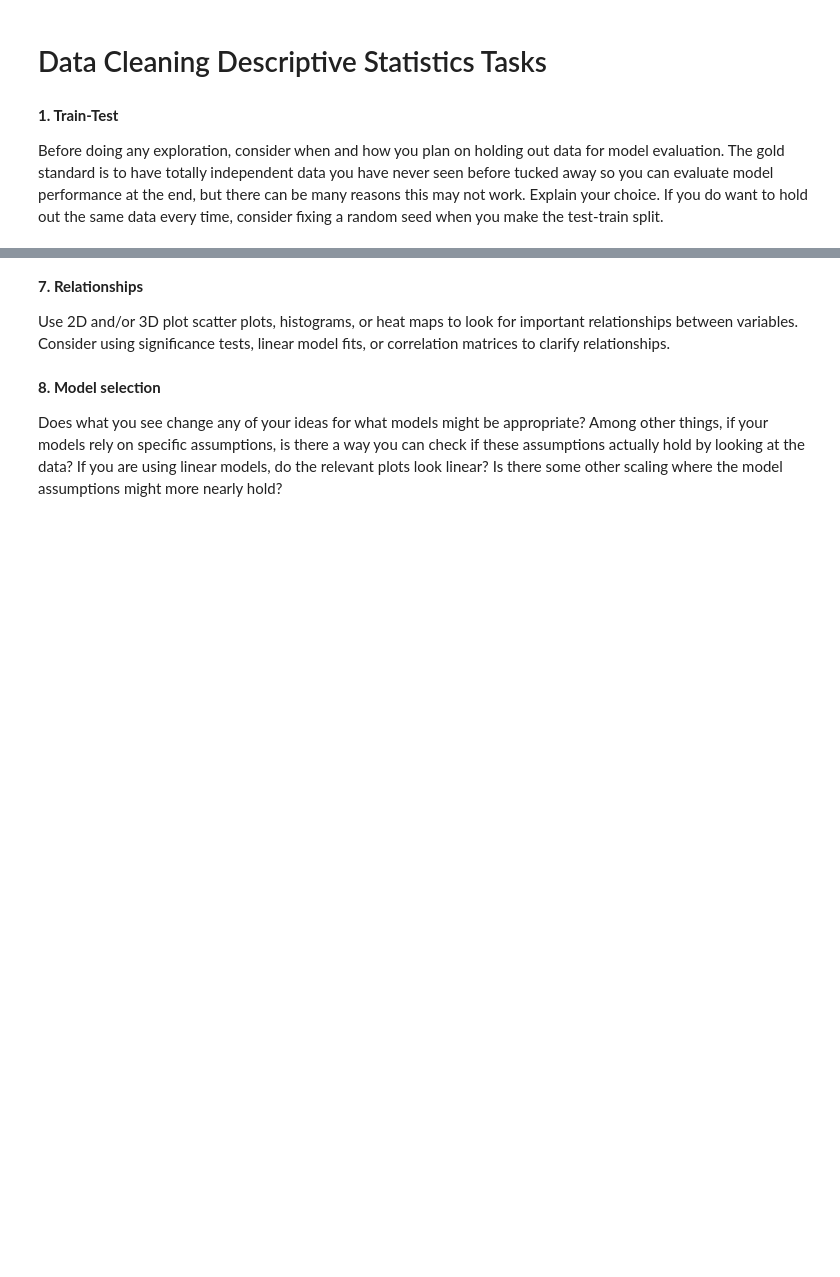
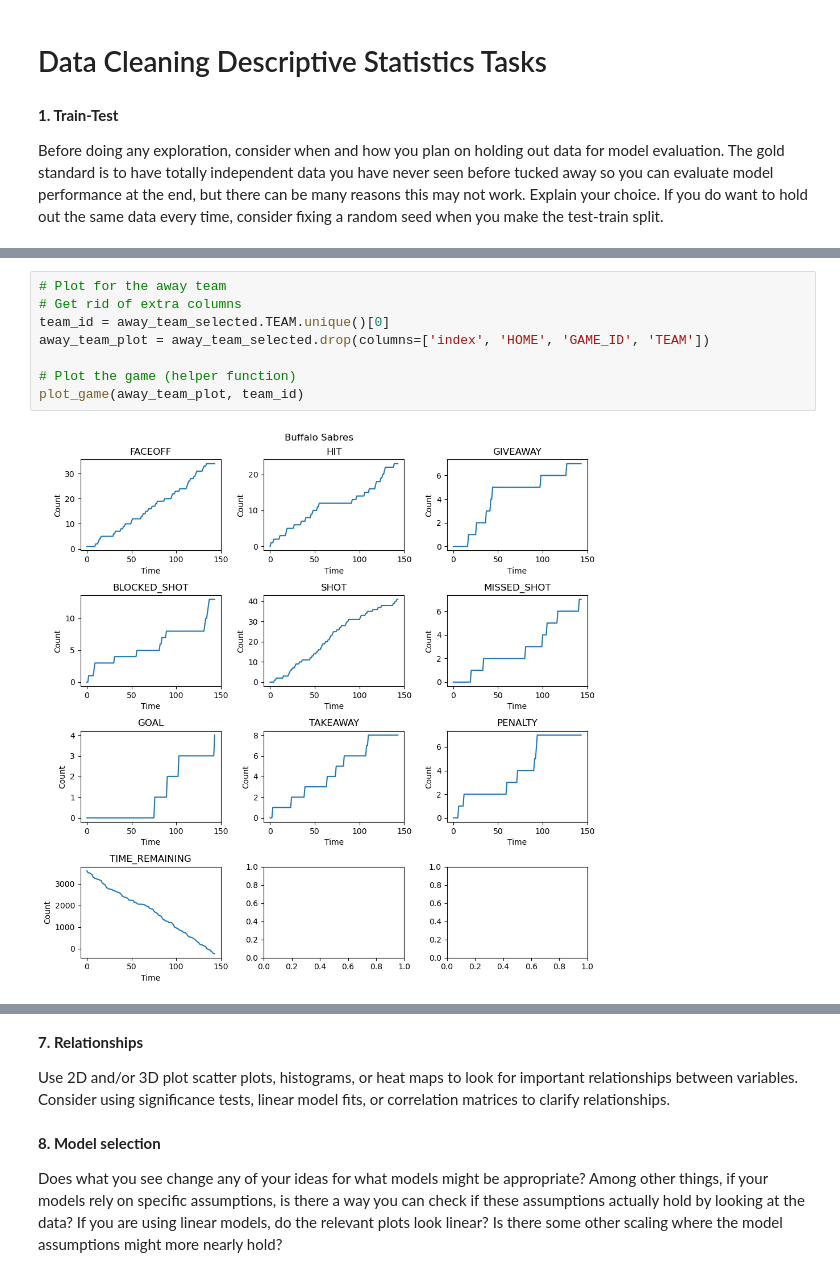
Before and after one commit to jeffxhansen/NHL_Win_Predictor, a Jupyter notebook: data_analysis.ipynb, the cells around one changed output, grey strips where cells are left out. Cells and saved outputs as stored; diff of their text form; blank space fills up the shorter version.

```diff
--- a/data_analysis.ipynb
+++ b/data_analysis.ipynb
@@ -19,3 +128,13 @@ Plot a few individual time series and do a similar check. Is there anything unbe
+# %%
+# Plot for the away team
+# Get rid of extra columns
+team_id = away_team_selected.TEAM.unique()[0]
+away_team_plot = away_team_selected.drop(columns=['index', 'HOME', 'GAME_ID', 'TEAM'])
+
+# Plot the game (helper function)
+plot_game(away_team_plot, team_id)
+# %% [output]
+[figure, added]
 # %% [markdown]
 **4. Missing data**
 
```
Also changed, not shown: parts of 19 cells of this notebook.
